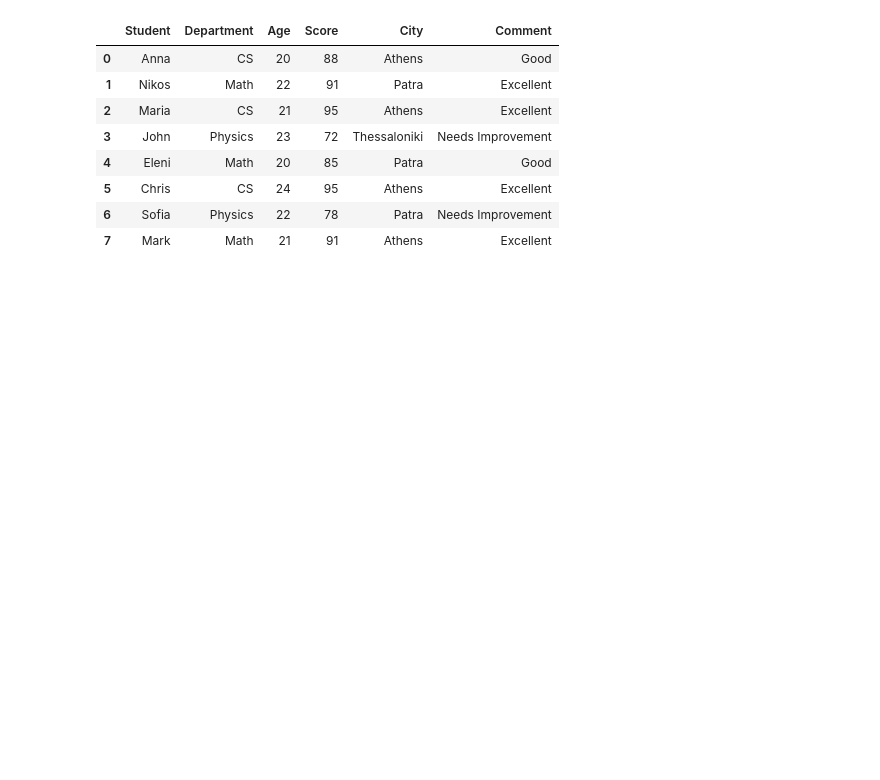
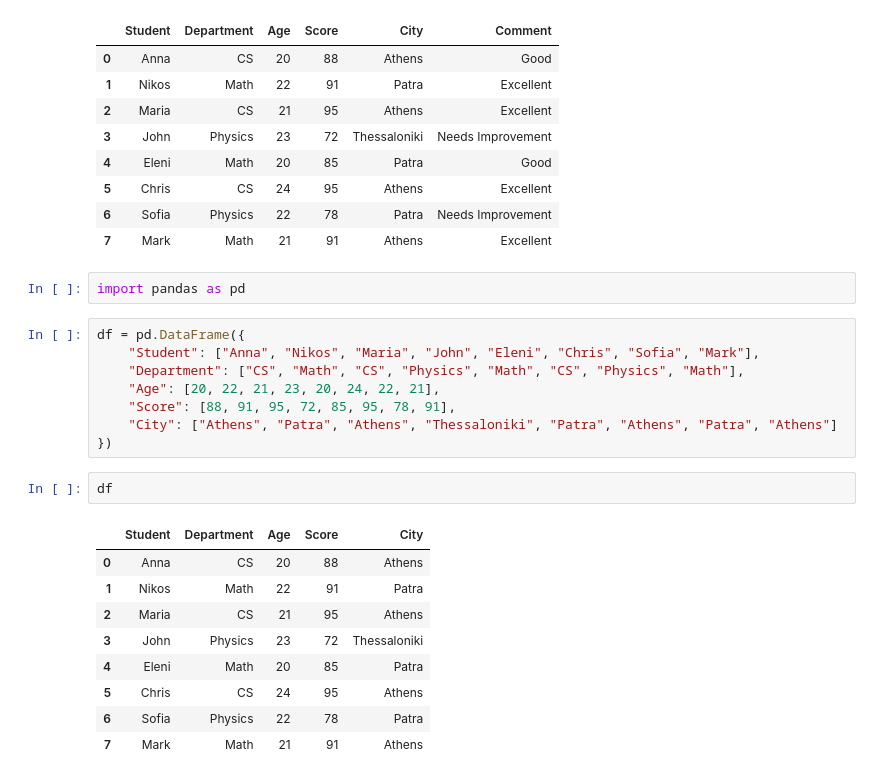
Before and after one commit to sta8isznt/Teaching-Codes-2025-2026, a Jupyter notebook: Data_Analysis_1/northwind.ipynb, the cells around one changed output. Drawn from its saved outputs; the diff is of its cells as text; blank space fills up the shorter version.

```diff
--- a/Data_Analysis_1/northwind.ipynb
+++ b/Data_Analysis_1/northwind.ipynb
@@ -391,3 +391,25 @@ df.head(10)
 | 5 | Chris | CS | 24 | 95 | Athens | Excellent |
 | 6 | Sofia | Physics | 22 | 78 | Patra | Needs Improvement |
 | 7 | Mark | Math | 21 | 91 | Athens | Excellent |
+# %%
+import pandas as pd
+# %%
+df = pd.DataFrame({
+    "Student": ["Anna", "Nikos", "Maria", "John", "Eleni", "Chris", "Sofia", "Mark"],
+    "Department": ["CS", "Math", "CS", "Physics", "Math", "CS", "Physics", "Math"],
+    "Age": [20, 22, 21, 23, 20, 24, 22, 21],
+    "Score": [88, 91, 95, 72, 85, 95, 78, 91],
+    "City": ["Athens", "Patra", "Athens", "Thessaloniki", "Patra", "Athens", "Patra", "Athens"]
+})
+# %%
+df
+# %% [output]
+|  | Student | Department | Age | Score | City |
+| 0 | Anna | CS | 20 | 88 | Athens |
+| 1 | Nikos | Math | 22 | 91 | Patra |
+| 2 | Maria | CS | 21 | 95 | Athens |
+| 3 | John | Physics | 23 | 72 | Thessaloniki |
+| 4 | Eleni | Math | 20 | 85 | Patra |
+| 5 | Chris | CS | 24 | 95 | Athens |
+| 6 | Sofia | Physics | 22 | 78 | Patra |
+| 7 | Mark | Math | 21 | 91 | Athens |
```
Also changed, not shown: parts of 35 cells of this notebook, 7 other files.
